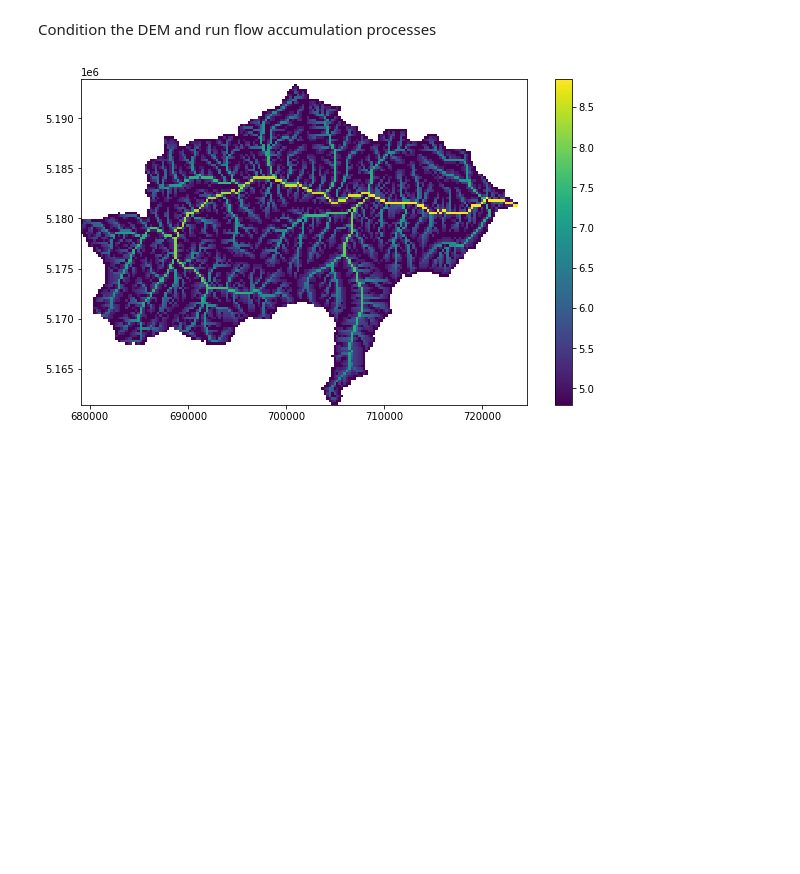
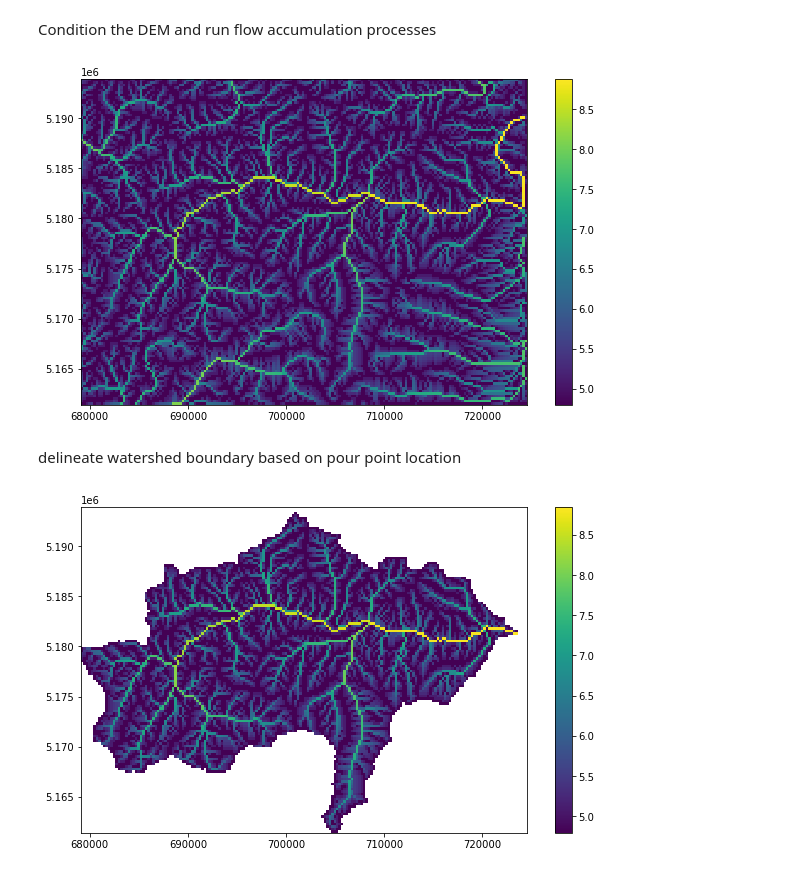
Before and after one commit to jlarsen-usgs/dany, a Jupyter notebook: Lolo_structured_2_voronoi_workshop.ipynb, the cells around one changed output. Drawn from its saved outputs; the diff is of its cells as text; code cells hidden in the pictures; blank space fills up the shorter version.

```diff
--- a/Lolo_structured_2_voronoi_workshop.ipynb
+++ b/Lolo_structured_2_voronoi_workshop.ipynb
@@ -132 +136,12 @@ Condition the DEM and run flow accumulation processes
+# %%
+fig, ax = plt.subplots(figsize=(10, 6))
+pmv = PlotMapView(modelgrid=sgrid, ax=ax)
+lfacc = np.log10(facc)
+pc = pmv.plot_array(lfacc)
+# pmv.plot_grid()
+plt.colorbar(pc);
+# %% [output]
+[figure, added]
+# %% [markdown]
+delineate watershed boundary based on pour point location
 # %%
```
Also changed, not shown: parts of 14 cells of this notebook, 2 other files.
